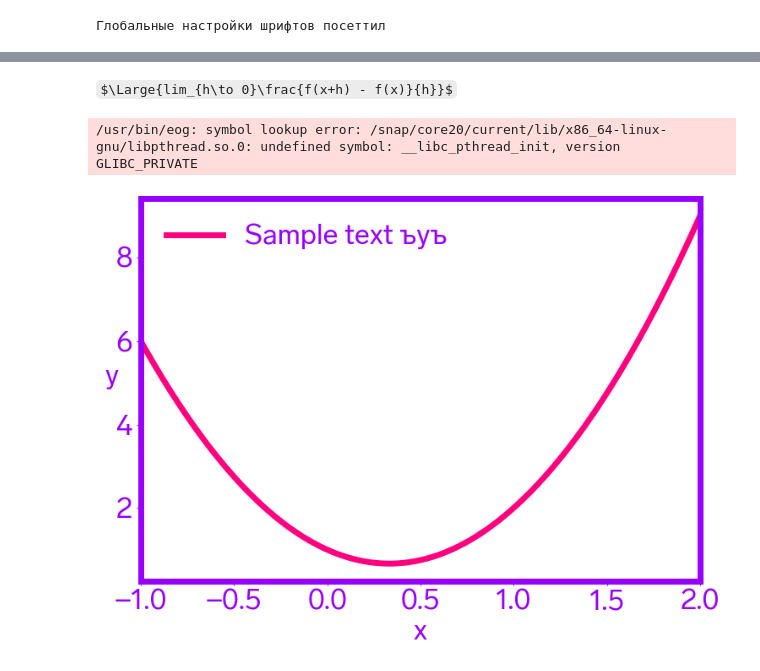
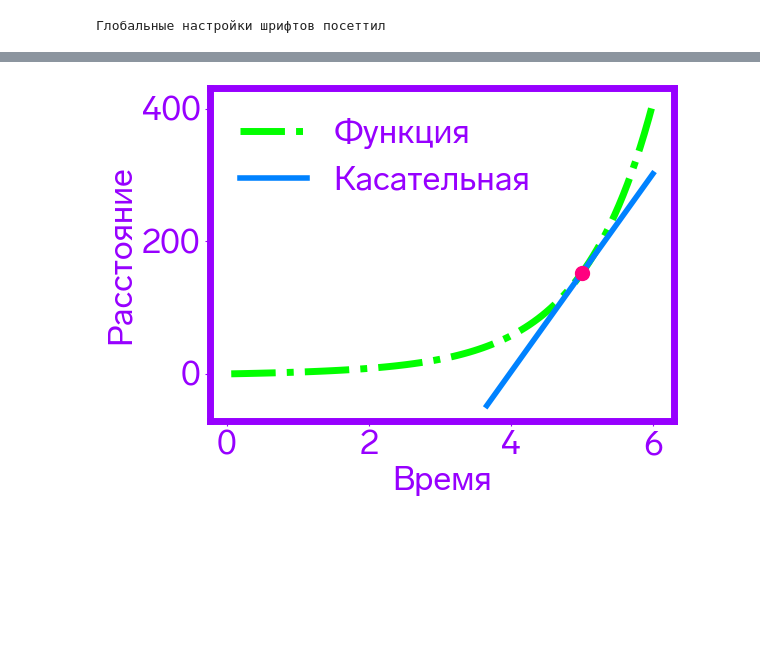
Before and after one commit to kokamido/kontur_conf_slides, a Jupyter notebook: test.ipynb, the cells around one changed output, grey strips where cells are left out. Cells and saved outputs as stored; diff of their text form; code cells hidden in the pictures; some formulas as TeX source; blank space fills up the shorter version.

```diff
--- a/test.ipynb
+++ b/test.ipynb
@@ -19,23 +16,35 @@ sub
-# %% [markdown]
-$\Large{lim_{h\to 0}\frac{f(x+h) - f(x)}{h}}$
 # %%
 def f(x):
-    return 3*x**2 - 2*x + 1
-xs = np.linspace(-1,2,101)
-ys = f(xs)
+    return x + np.e**x - 1
 
 
-plt.figure(figsize=(8,6))
+def df_dx(x):
+    return 1 + np.e**x
+
+
+xs = np.linspace(0, 6, 101)[1:]
 ax = plt.gca()
-ax.plot(xs,ys,c=COLOR_PINK,lw=5, label='Sample text ъуъ')
-ax.set_xlim(-1,2)
-ax.set_xlabel('x')
-ax.set_ylabel('y',rotation=0)
+
+
+ax.plot(xs, f(xs), c=COLOR_GREEN, lw=5, ls="-.", label="Функция")
+ax.plot(
+    xs[60:],
+    f(5) + (xs[60:] - 5) * df_dx(5),
+    c=COLOR_BLUE,
+    lw=4,
+    alpha=1.0,
+    label="Касательная",
+)
+
+ax.scatter(5, f(5), c=COLOR_PINK, zorder=2,s=100)
+
+ax.set_xlabel("Время")
+ax.set_ylabel("Расстояние")
+ax.legend()
 fix_axes_style(ax)
 plt.legend(framealpha=0.0)
 plt.tight_layout()
-plt.gcf().savefig('pics/test.svg', transparent=True)
-plt.gcf().show()
+plt.savefig("pics/derivative_1.svg", transparent=True)
+plt.show()
 # %% [output]
-/usr/bin/eog: symbol lookup error: /snap/core20/current/lib/x86_64-linux-gnu/libpthread.so.0: undefined symbol: __libc_pthread_init, version GLIBC_PRIVATE
-[figure, old version]
+[figure, new version]
```
Also changed, not shown: parts of 10 cells of this notebook, 26 other files.
